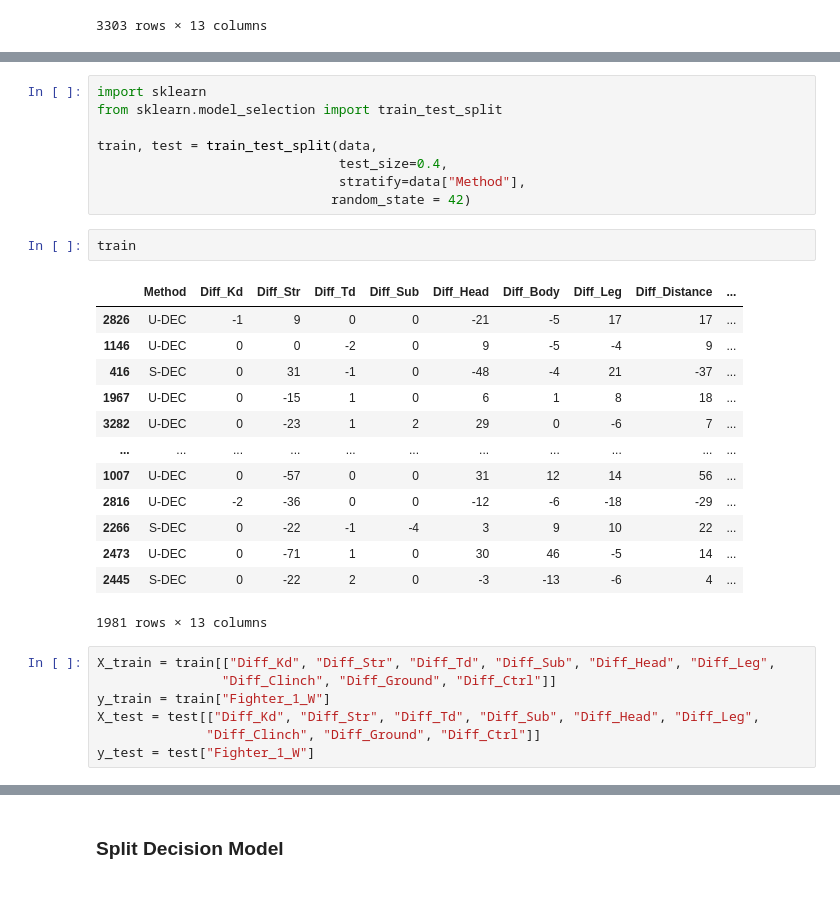
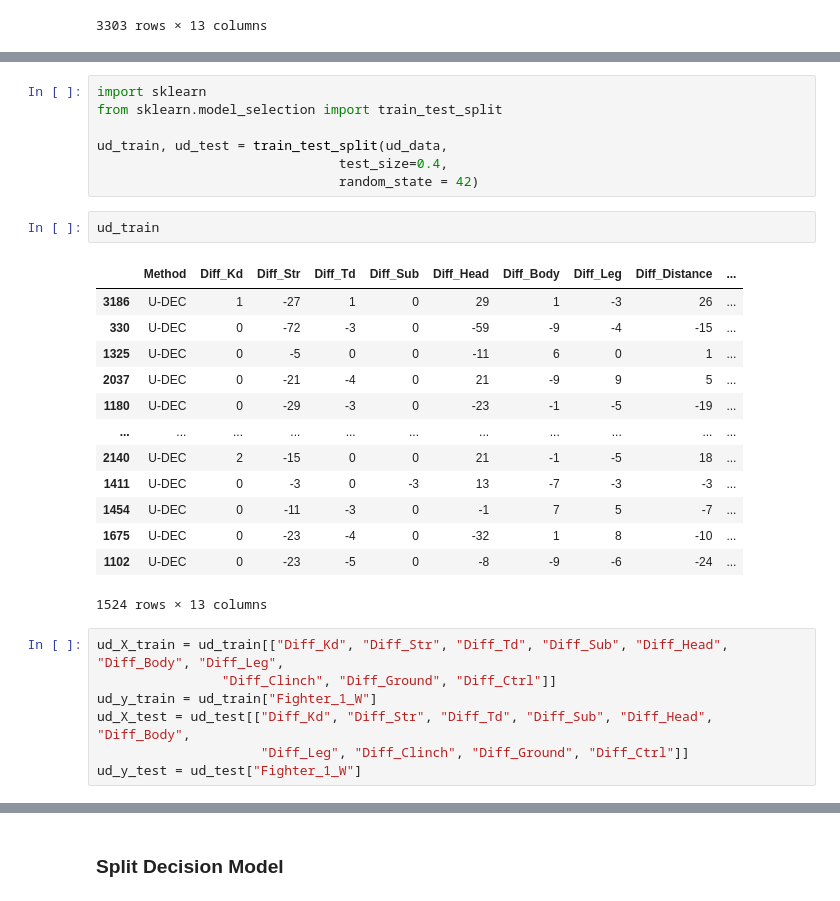
Before and after one commit to jcollopy-tulane/jcollopy-tulane.github.io, a Jupyter notebook: UFC_Fight_Project.ipynb, the cells around one changed output, grey strips where cells are left out. Saved outputs shown, nothing was run; the diff lists cells and outputs as text.

```diff
--- a/UFC_Fight_Project.ipynb
+++ b/UFC_Fight_Project.ipynb
@@ -1376,31 +1391,30 @@ data
 import sklearn
 from sklearn.model_selection import train_test_split
 
-train, test = train_test_split(data,
+ud_train, ud_test = train_test_split(ud_data,
                                test_size=0.4,
-                               stratify=data["Method"],
-                              random_state = 42)
+                               random_state = 42)
 # %%
-train
+ud_train
 # %% [output]
 |  | Method | Diff_Kd | Diff_Str | Diff_Td | Diff_Sub | Diff_Head | Diff_Body | Diff_Leg | Diff_Distance | ... |
-| 2826 | U-DEC | -1 | 9 | 0 | 0 | -21 | -5 | 17 | 17 | ... |
-| 1146 | U-DEC | 0 | 0 | -2 | 0 | 9 | -5 | -4 | 9 | ... |
-| 416 | S-DEC | 0 | 31 | -1 | 0 | -48 | -4 | 21 | -37 | ... |
-| 1967 | U-DEC | 0 | -15 | 1 | 0 | 6 | 1 | 8 | 18 | ... |
-| 3282 | U-DEC | 0 | -23 | 1 | 2 | 29 | 0 | -6 | 7 | ... |
+| 3186 | U-DEC | 1 | -27 | 1 | 0 | 29 | 1 | -3 | 26 | ... |
+| 330 | U-DEC | 0 | -72 | -3 | 0 | -59 | -9 | -4 | -15 | ... |
+| 1325 | U-DEC | 0 | -5 | 0 | 0 | -11 | 6 | 0 | 1 | ... |
+| 2037 | U-DEC | 0 | -21 | -4 | 0 | 21 | -9 | 9 | 5 | ... |
+| 1180 | U-DEC | 0 | -29 | -3 | 0 | -23 | -1 | -5 | -19 | ... |
 | ... | ... | ... | ... | ... | ... | ... | ... | ... | ... | ... |
-| 1007 | U-DEC | 0 | -57 | 0 | 0 | 31 | 12 | 14 | 56 | ... |
-| 2816 | U-DEC | -2 | -36 | 0 | 0 | -12 | -6 | -18 | -29 | ... |
-| 2266 | S-DEC | 0 | -22 | -1 | -4 | 3 | 9 | 10 | 22 | ... |
-| 2473 | U-DEC | 0 | -71 | 1 | 0 | 30 | 46 | -5 | 14 | ... |
-| 2445 | S-DEC | 0 | -22 | 2 | 0 | -3 | -13 | -6 | 4 | ... |
+| 2140 | U-DEC | 2 | -15 | 0 | 0 | 21 | -1 | -5 | 18 | ... |
+| 1411 | U-DEC | 0 | -3 | 0 | -3 | 13 | -7 | -3 | -3 | ... |
+| 1454 | U-DEC | 0 | -11 | -3 | 0 | -1 | 7 | 5 | -7 | ... |
+| 1675 | U-DEC | 0 | -23 | -4 | 0 | -32 | 1 | 8 | -10 | ... |
+| 1102 | U-DEC | 0 | -23 | -5 | 0 | -8 | -9 | -6 | -24 | ... |
-1981 rows × 13 columns
+1524 rows × 13 columns
 # %%
-X_train = train[["Diff_Kd", "Diff_Str", "Diff_Td", "Diff_Sub", "Diff_Head", "Diff_Leg",
+ud_X_train = ud_train[["Diff_Kd", "Diff_Str", "Diff_Td", "Diff_Sub", "Diff_Head", "Diff_Body", "Diff_Leg",
                 "Diff_Clinch", "Diff_Ground", "Diff_Ctrl"]]
-y_train = train["Fighter_1_W"]
-X_test = test[["Diff_Kd", "Diff_Str", "Diff_Td", "Diff_Sub", "Diff_Head", "Diff_Leg",
-              "Diff_Clinch", "Diff_Ground", "Diff_Ctrl"]]
-y_test = test["Fighter_1_W"]
+ud_y_train = ud_train["Fighter_1_W"]
+ud_X_test = ud_test[["Diff_Kd", "Diff_Str", "Diff_Td", "Diff_Sub", "Diff_Head", "Diff_Body",
+                     "Diff_Leg", "Diff_Clinch", "Diff_Ground", "Diff_Ctrl"]]
+ud_y_test = ud_test["Fighter_1_W"]
 # %%
```
Also changed, not shown: parts of 31 cells of this notebook.
